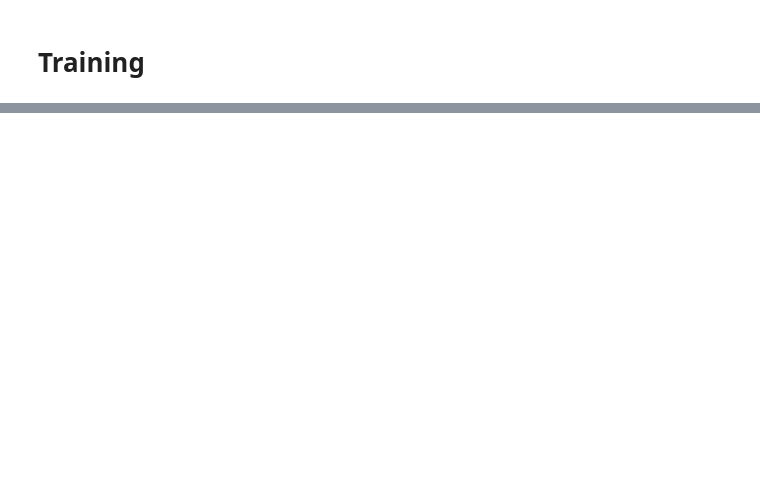
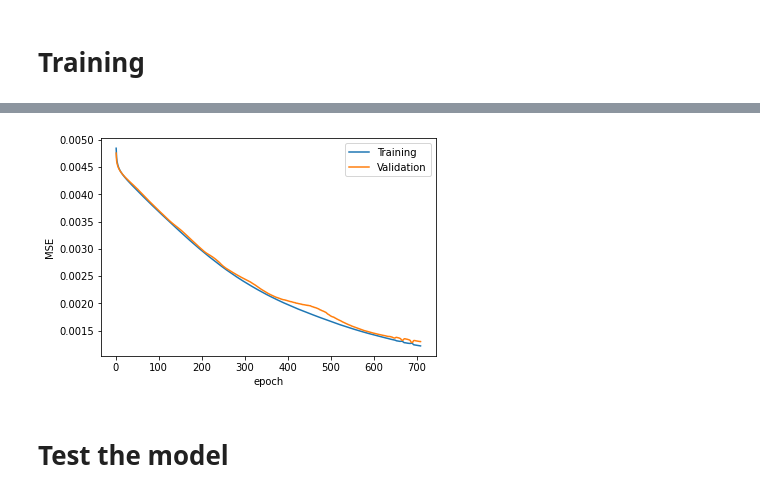
Before and after one commit to paolodelia99/thesis-option-pricing-with-deep-learning, a Jupyter notebook: notebooks/Model-Testing-Heston.ipynb, the cells around one changed output, grey strips where cells are left out. Saved outputs shown, nothing was run; the diff lists cells and outputs as text; code cells hidden in the pictures; blank space fills up the shorter version.

```diff
--- a/notebooks/Model-Testing-Heston.ipynb
+++ b/notebooks/Model-Testing-Heston.ipynb
@@ -256,10 +271,3 @@ class OptDataset(Dataset):
 
   def __len__(self):
     return len(self.X)
-# %%
-def evaluate(model, loss_fn, X, y):
-  model.eval()
-  with torch.no_grad():
-    out = model(X.to(device))
-    loss = loss_fn(out, y.to(device))
-    return loss.item()
@@ -275,3 +285,12 @@ def get_mape_loss(model, X, y):
         out.squeeze().cpu().detach().numpy(),
         y.squeeze().cpu().detach().numpy())
     return loss
+# %%
+def evaluate(model, loss_fn, X_val, y_val):
+  model.eval()
+  with torch.no_grad():
+    out = model(X_val)
+    loss = loss_fn(out, y_val)
+    print('\nVal set: Average loss: {:.8f}\n'.format(
+            loss.item()))
+    return loss.item()
@@ -405,0 +411,26 @@ testing_results.to_csv('../results/testing_results_heston.csv')
+# %%
+load = False
+save_model_path = '../models/final_model.chkpt'
+val_err_df_path = '../results/val_final_model.csv'
+
+if not load:
+  train_losses, val_losses = train(
+      epochs,
+      batch_size,
+      model,
+      optimizer,
+      loss_fn,
+      X_train,
+      y_train,
+      X_val,
+      y_val)
+  val_err_df = pd.DataFrame({
+      'Training': train_losses,
+      'Validation': val_losses})
+  val_err_df.to_csv(val_err_df_path)
+  torch.save(model.state_dict(), save_model_path)
+else:
+  model = Net(input_size, output_size, hidden_size, num_layers, act_fn)
+  model.load_state_dict(torch.load(save_model_path, map_location=device))
+  model = model.to(device)
+  val_err_df = pd.read_csv(val_err_df_path, index_col=0)
@@ -405,0 +455,7 @@ testing_results.to_csv('../results/testing_results_heston.csv')
+# %%
+val_err_df[1:].plot(xlabel='epoch', ylabel='MSE')
+plt.plot();
+# %% [output]
+[figure, added]
+# %% [markdown]
+# Test the model
```
Also changed, not shown: parts of 20 cells of this notebook, 9 other files.
